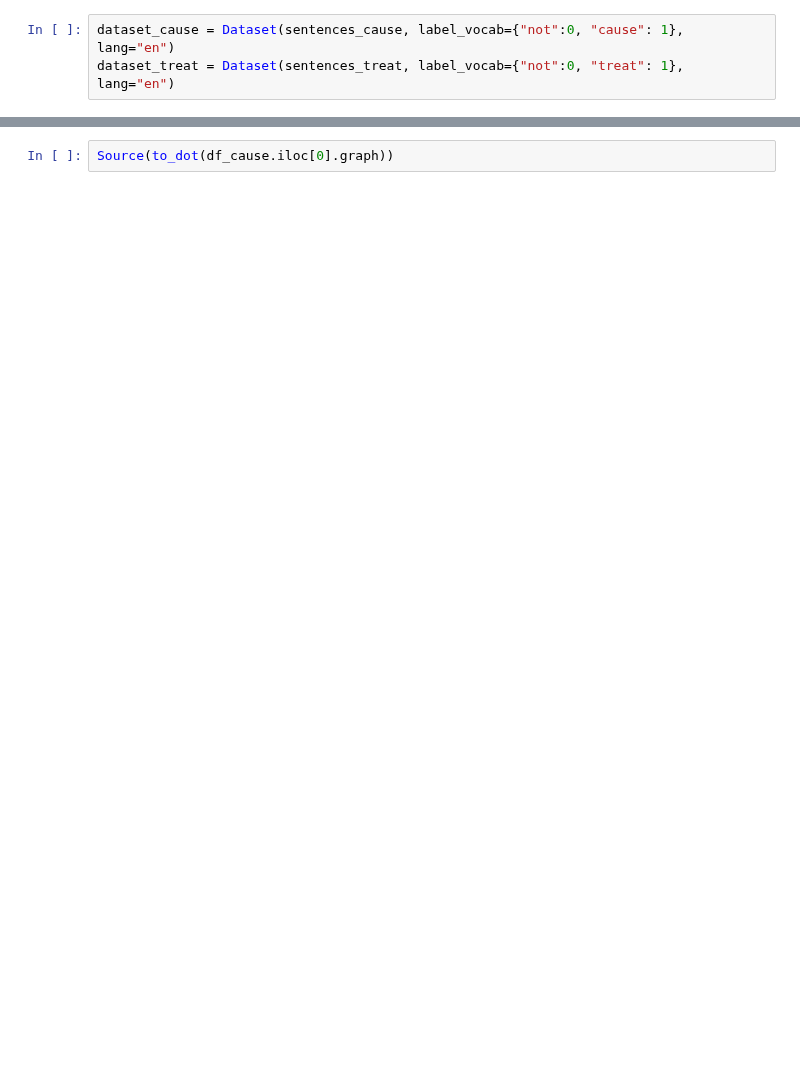
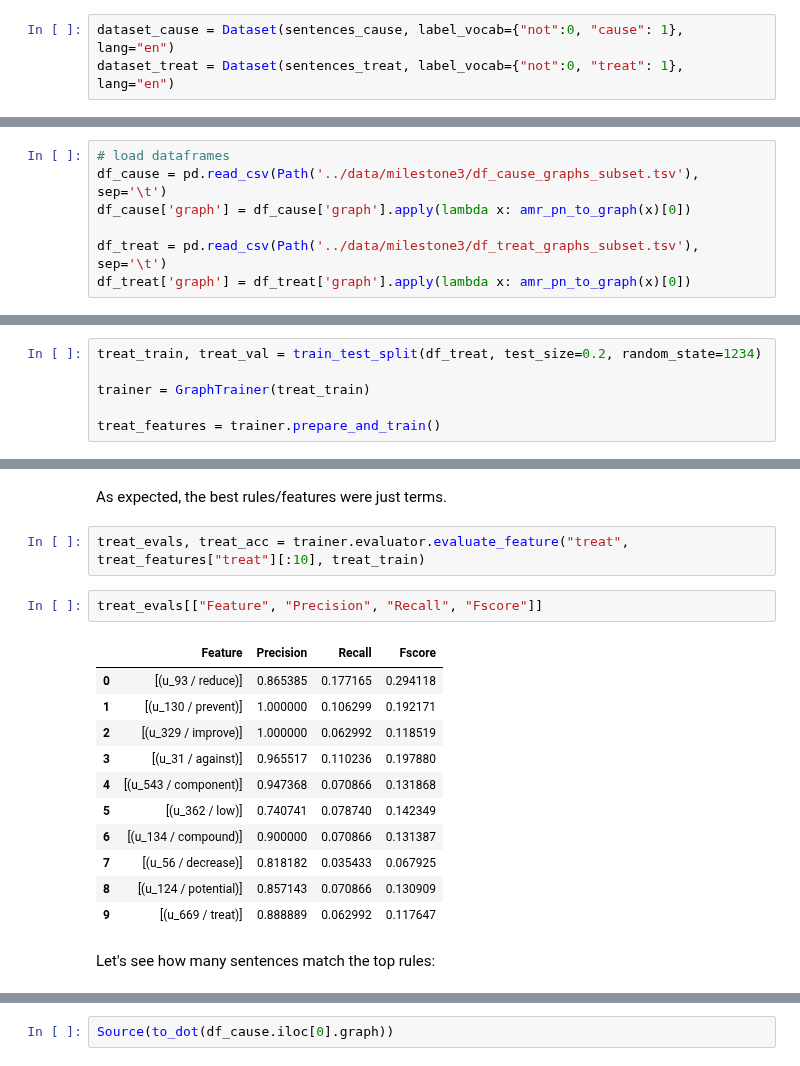
Before and after one commit to anaterovic/NLP, a Jupyter notebook: docs/milestone3_graphs.ipynb, the cells around one changed output, grey strips where cells are left out. Saved outputs shown, nothing was run; the diff lists cells and outputs as text; blank space fills up the shorter version.

```diff
--- a/docs/milestone3_graphs.ipynb
+++ b/docs/milestone3_graphs.ipynb
@@ -116,0 +119,7 @@ df_cause['graph'] = df_cause['graph'].apply(lambda x: amr_pn_to_graph(x)[0])
+# %%
+# load dataframes
+df_cause = pd.read_csv(Path('../data/milestone3/df_cause_graphs_subset.tsv'), sep='\t')
+df_cause['graph'] = df_cause['graph'].apply(lambda x: amr_pn_to_graph(x)[0])
+
+df_treat = pd.read_csv(Path('../data/milestone3/df_treat_graphs_subset.tsv'), sep='\t')
+df_treat['graph'] = df_treat['graph'].apply(lambda x: amr_pn_to_graph(x)[0])
@@ -116,0 +142,6 @@ df_cause['graph'] = df_cause['graph'].apply(lambda x: amr_pn_to_graph(x)[0])
+# %%
+treat_train, treat_val = train_test_split(df_treat, test_size=0.2, random_state=1234)
+
+trainer = GraphTrainer(treat_train)
+
+treat_features = trainer.prepare_and_train()
@@ -116,0 +169,20 @@ df_cause['graph'] = df_cause['graph'].apply(lambda x: amr_pn_to_graph(x)[0])
+# %% [markdown]
+As expected, the best rules/features were just terms.
+# %%
+treat_evals, treat_acc = trainer.evaluator.evaluate_feature("treat", treat_features["treat"][:10], treat_train)
+# %%
+treat_evals[["Feature", "Precision", "Recall", "Fscore"]]
+# %% [output]
+|  | Feature | Precision | Recall | Fscore |
+| 0 | [(u_93 / reduce)] | 0.865385 | 0.177165 | 0.294118 |
+| 1 | [(u_130 / prevent)] | 1.000000 | 0.106299 | 0.192171 |
+| 2 | [(u_329 / improve)] | 1.000000 | 0.062992 | 0.118519 |
+| 3 | [(u_31 / against)] | 0.965517 | 0.110236 | 0.197880 |
+| 4 | [(u_543 / component)] | 0.947368 | 0.070866 | 0.131868 |
+| 5 | [(u_362 / low)] | 0.740741 | 0.078740 | 0.142349 |
+| 6 | [(u_134 / compound)] | 0.900000 | 0.070866 | 0.131387 |
+| 7 | [(u_56 / decrease)] | 0.818182 | 0.035433 | 0.067925 |
+| 8 | [(u_124 / potential)] | 0.857143 | 0.070866 | 0.130909 |
+| 9 | [(u_669 / treat)] | 0.888889 | 0.062992 | 0.117647 |
+# %% [markdown]
+Let's see how many sentences match the top rules:
```
Also changed, not shown: parts of 99 cells of this notebook, 1 other file.
